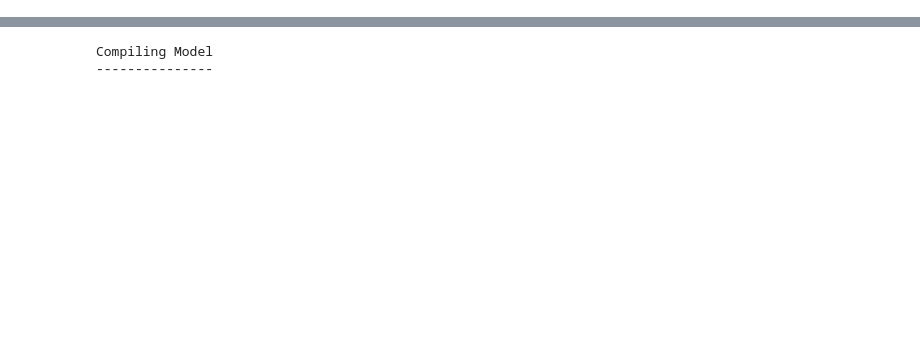
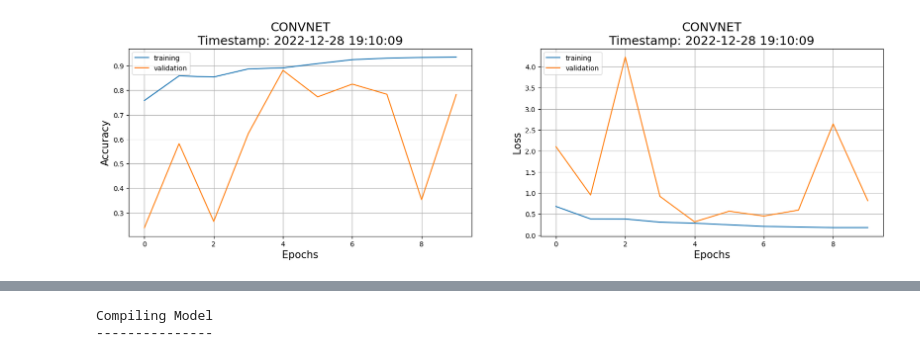
Before and after one commit to kotiyalanurag/VGGNET-COVID-19, a Jupyter notebook: ConvNet.ipynb, the cells around one changed output, grey strips where cells are left out. Saved outputs shown, nothing was run; the diff lists cells and outputs as text; code cells hidden in the pictures; blank space fills up the shorter version.

```diff
--- a/ConvNet.ipynb
+++ b/ConvNet.ipynb
@@ -172,0 +324,39 @@ def create_model(model_name, input_shape = (256, 256, 3), num_class = 3):
+# %%
+def performance_plot(history = None, name = 'Custom Model'):
+
+    legends = ['training', 'validation']
+    plt.figure(figsize=(20, 5))
+
+    y1 = history.history['accuracy']
+    y2 = history.history['val_accuracy']
+
+    plt.subplot(121)
+    plt.plot(y1)
+    plt.plot(y2)
+
+    plt.title(name + '\n' + timestamp(1), fontsize=18)
+    plt.xlabel('Epochs', fontsize=15)
+    plt.ylabel('Accuracy', fontsize=15)
+    plt.legend(legends, loc='upper left')
+    plt.grid()
+
+    y1 = history.history['loss']
+    y2 = history.history['val_loss']
+
+    plt.subplot(122)
+    plt.plot(y1)
+    plt.plot(y2)
+
+    plt.title(name + '\n' + timestamp(1), fontsize=18)
+    plt.xlabel('Epochs', fontsize=15)
+    plt.ylabel('Loss', fontsize=15)
+    plt.legend(legends, loc='upper left')
+    plt.grid()
+
+    #plt.savefig('plot.png')
+
+    plt.show()
+# %%
+performance_plot(history = history, name = 'CONVNET')
+# %% [output]
+[figure, added]
```
Also changed, not shown: parts of 20 cells of this notebook.
